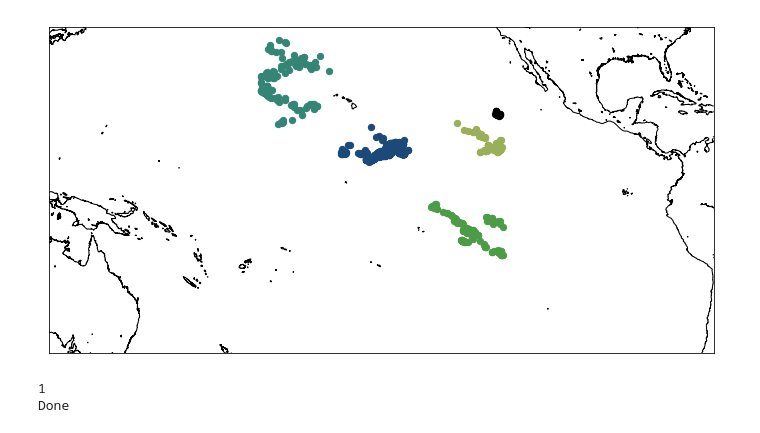
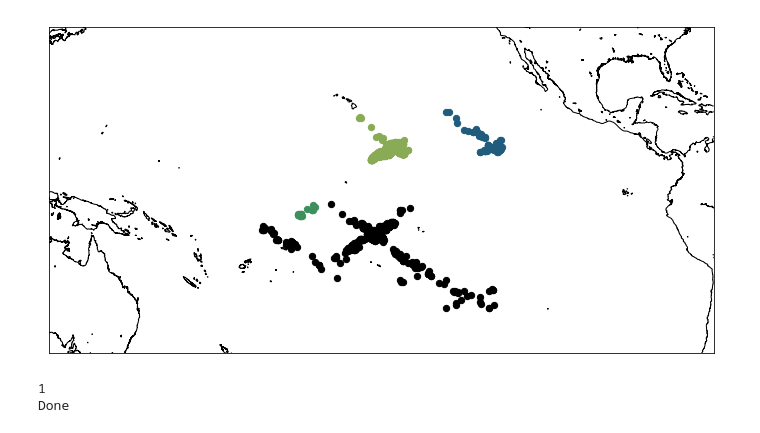
Before and after one commit to pshivraj/Precip_eScience, a Jupyter notebook: TRMM precipitation clustering.ipynb, the cells around one changed output. Cells and saved outputs as stored; diff of their text form; code cells hidden in the pictures.

```diff
--- a/TRMM precipitation clustering.ipynb
+++ b/TRMM precipitation clustering.ipynb
@@ -54,7 +144,7 @@ def optimize_dbscan(data,metric='silhouette'):
     if metric == 'davies':
         optimizer = BayesianOptimization(
             f=dbscan_evaluation_db,
-            pbounds={"EPS": (.01, 10), "min_samp": (2, 50)}, #bounds on my parameters - these are very rough guesses right now
+            pbounds={"EPS": (7, 13), "min_samp": (5, 30)}, #bounds on my parameters - these are very rough guesses right now
             random_state=1234,
             verbose=2
         )
@@ -62,7 +152,7 @@ def optimize_dbscan(data,metric='silhouette'):
     else:
         optimizer = BayesianOptimization(
             f=dbscan_evaluation_sil,
-            pbounds={"EPS": (.01, 10), "min_samp": (2, 50)}, #bounds on my parameters - these are very rough guesses right now
+            pbounds={"EPS": (7, 13), "min_samp": (5, 30)}, #bounds on my parameters - these are very rough guesses right now
             random_state=1234,
             verbose=2
         )
@@ -211,19 +301,20 @@ DeltaTime = np.array(DeltaTime) #convert from list to array
 #Combine the time, latitude, longitude, and rain rate together for training data to cluster rain events
 #Note - I've scaled the time to be 4 hours = 1 to make sure the clustering is weighted properly along the different dimensions
 #this can still be tuned futher
-Xdata = np.concatenate((Latitude.reshape(len(Latitude),1),Longitude.reshape(len(Longitude),1),DeltaTime.reshape(len(DeltaTime),1)/4,SR.reshape(len(SR),1)),axis=1)
+#Xdata = np.concatenate((Latitude.reshape(len(Latitude),1),Longitude.reshape(len(Longitude),1),DeltaTime.reshape(len(DeltaTime),1),SR.reshape(len(SR),1)),axis=1)
+Xdata = np.concatenate((Latitude.reshape(len(Latitude),1)*2,Longitude.reshape(len(Longitude),1)*2,DeltaTime.reshape(len(DeltaTime),1)),axis=1)
 Xdata = Xdata[np.where(SR>5),:] #Only look at rain events greater than 5 mm/hour - need to confirm units!
 Xdata = np.squeeze(Xdata)
 # %%
 #cluster the rain events with dbscan
 #use bayesian optimization to find the best parameters
-Opt = optimize_dbscan(Xdata[0:200000,:],metric='davies') #it seems like silhouette takes substantially longer?
+Opt = optimize_dbscan(Xdata[0:20000,:],'davies') #it seems like silhouette takes substantially longer?
 min_samps = int(Opt['params']['min_samp'])
 eps = Opt['params']['EPS']
 
 #fit the model with the 'best' parameters
 model = DBSCAN(eps=eps, min_samples=min_samps)
-model.fit(Xdata[0:200000,:])
+model.fit(Xdata[0:500000,:])
 
 labels = model.labels_
 n_clusters_ = len(set(labels)) - (1 if -1 in labels else 0)
@@ -231,7 +322,7 @@ print(n_clusters_)
 print('Done')
 
 #plot the data clustered together
-test = Xdata[0:200000,:]
+test = Xdata[0:500000,:]
 # %% [output]
 |   iter    |  target   |    EPS    | min_samp  |
 -------------------------------------------------
@@ -258,0 +347,8 @@ plt.scatter(labels,test[:,2])
+# %%
+cluster_spans = np.zeros((3,n_clusters_))
+for i in range(n_clusters_):
+    cluster = test[labels==i,:]
+    cluster_spans[:,i] = np.amax(cluster,axis=0)-np.amin(cluster,axis=0)
+
+plt.hist2d(cluster_spans[0,:]/2,cluster_spans[1,:]/2)
+#plt.hist(cluster_spans[2,:])
@@ -259,29 +373,29 @@ plt.scatter(labels,test[:,2])
 # %%
 #region overwhich to show the plot
 bbox = [np.min(Latitude),np.max(Latitude),
         np.min(Longitude)-50,np.max(Longitude)+50]
 
 plt.figure(figsize=(12,6))
 # Define the projection, scale, the corners of the map, and the resolution.
 m = Basemap(projection='merc',llcrnrlat=bbox[0],urcrnrlat=bbox[1],\
             llcrnrlon=bbox[2],urcrnrlon=bbox[3],lat_ts=10,resolution='i')
 cmap = plt.get_cmap('gist_earth')
 
 # Draw coastlines and fill continents and water with color
 m.drawcoastlines()
 
 #look at the clusters within the range labels_min to labels_max
-labels_min = np.min(labels)+3
-labels_max = 7
+labels_min = np.min(labels)+7
+labels_max = 10
 
 #plot the location of rain for the individual clusters (colored by cluster)
 for ii in range(labels_min,labels_max):
     cluster = test[labels==ii]
-    x,y = m(cluster[:,1],cluster[:,0])
+    x,y = m(cluster[:,1]/2,cluster[:,0]/2)
     color_interp = np.interp(ii,[labels_min,labels_max],[0,200])
     plt.scatter(x,y,40,marker='o',color=cmap(int(color_interp)))
 # %% [output]
-[figure, old version]
+[figure, new version]
 # %%
 #Initial playing around with ML clustering by profiles of heating and rain rate
 
```
Also changed, not shown: parts of 14 cells of this notebook.
